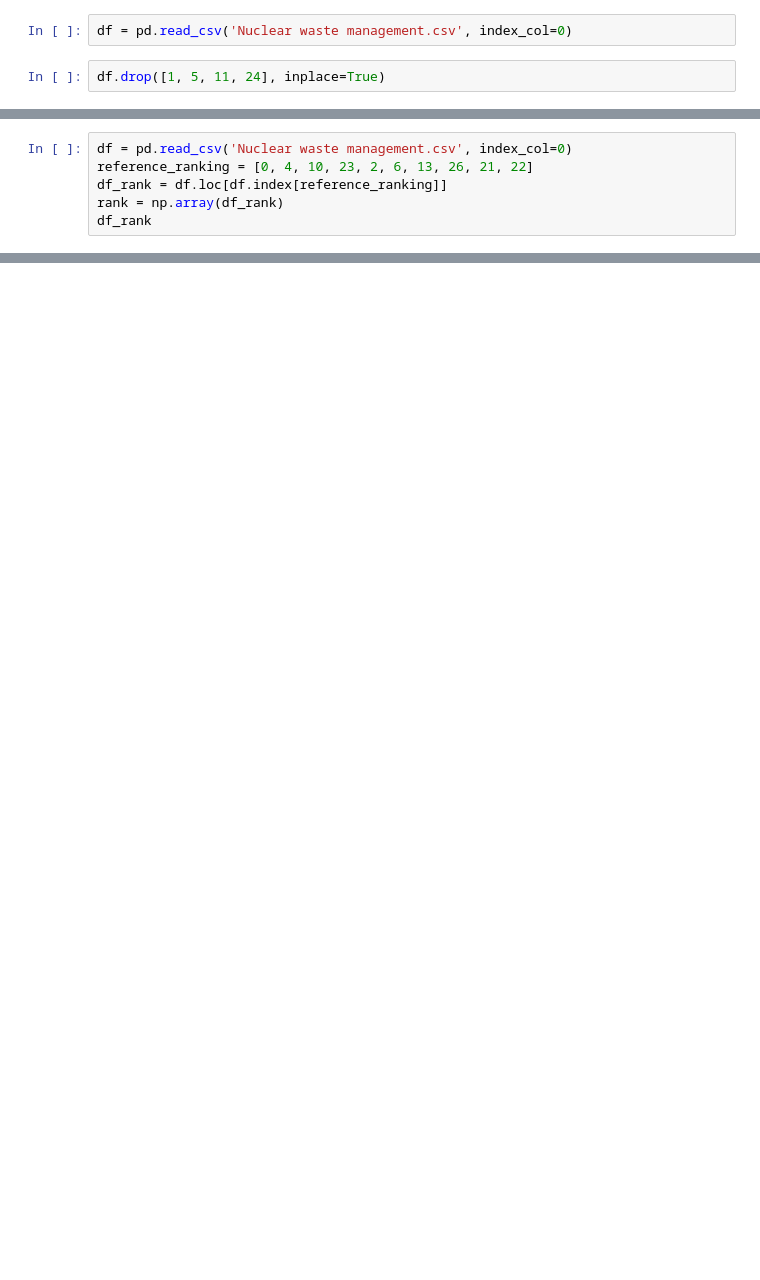
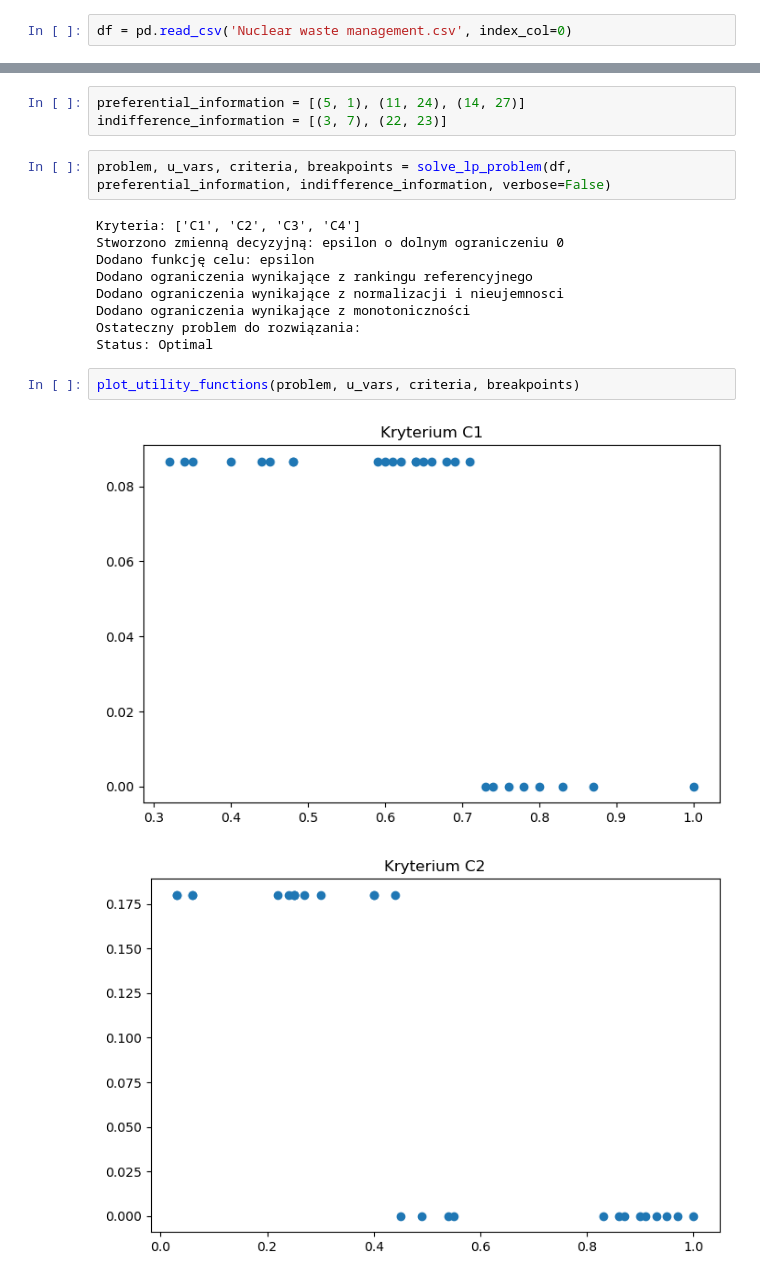
Before and after one commit to majsterkovic/iswd-project-1, a Jupyter notebook: solver.ipynb, the cells around one changed output, grey strips where cells are left out. Saved outputs shown, nothing was run; the diff lists cells and outputs as text; blank space fills up the shorter version.

```diff
--- a/solver.ipynb
+++ b/solver.ipynb
@@ -6,4 +4,2 @@ import numpy as np
 # %%
 df = pd.read_csv('Nuclear waste management.csv', index_col=0)
-# %%
-df.drop([1, 5, 11, 24], inplace=True)
@@ -38,6 +5,0 @@ df.sample(n=6)
-# %%
-df = pd.read_csv('Nuclear waste management.csv', index_col=0)
-reference_ranking = [0, 4, 10, 23, 2, 6, 13, 26, 21, 22]
-df_rank = df.loc[df.index[reference_ranking]]
-rank = np.array(df_rank)
-df_rank
@@ -243,0 +6,19 @@ NameError: name 'arr' is not defined
+# %%
+preferential_information = [(5, 1), (11, 24), (14, 27)]
+indifference_information = [(3, 7), (22, 23)]
+# %%
+problem, u_vars, criteria, breakpoints = solve_lp_problem(df, preferential_information, indifference_information, verbose=False)
+# %% [output]
+Kryteria: ['C1', 'C2', 'C3', 'C4']
+Stworzono zmienną decyzyjną: epsilon o dolnym ograniczeniu 0
+Dodano funkcję celu: epsilon
+Dodano ograniczenia wynikające z rankingu referencyjnego
+Dodano ograniczenia wynikające z normalizacji i nieujemnosci
+Dodano ograniczenia wynikające z monotoniczności
+Ostateczny problem do rozwiązania:
+Status: Optimal
+# %%
+plot_utility_functions(problem, u_vars, criteria, breakpoints)
+# %% [output]
+[figure, added]
+[figure, added]
```
Also changed, not shown: parts of 14 cells of this notebook, 4 other files.
